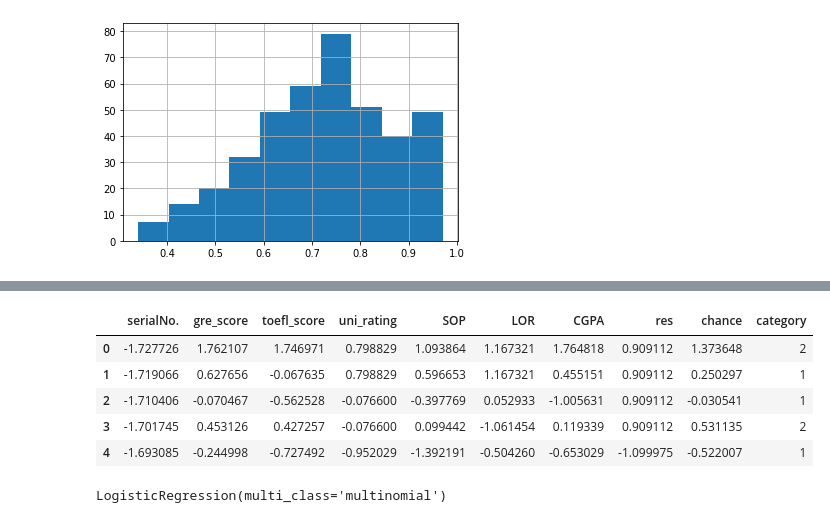
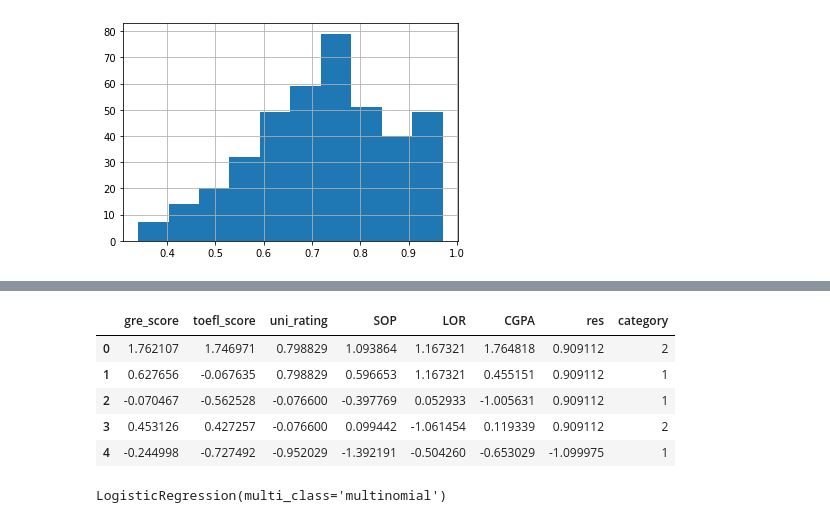
Before and after one commit to chuongnm/Python_lectures_for_data_analysts_designed_by_Chuong_Nguyen, a Jupyter notebook: Lecture_04/Homework/NNL_Hw_softmax_reg_model.ipynb, the cells around one changed output, grey strips where cells are left out. Drawn from its saved outputs; the diff is of its cells as text; code cells hidden in the pictures.

```diff
--- a/Lecture_04/Homework/NNL_Hw_softmax_reg_model.ipynb
+++ b/Lecture_04/Homework/NNL_Hw_softmax_reg_model.ipynb
@@ -81,22 +81,22 @@ admit.head()
 | 4 | 5 | 314 | 103 | 2 | 2.0 | 3.0 | 8.21 | 0 | 0.65 | 1 |
 # %%
 from sklearn.preprocessing import StandardScaler
-X = admit[admit.columns[0:9]].values
+X = admit[admit.columns[1:8]].values
 y = admit['category'].values
 
 scaler = StandardScaler()
 Xstan = scaler.fit_transform(X)
 # %%
-dataStan = pd.DataFrame(data = Xstan, columns = admit.columns[0:9])
+dataStan = pd.DataFrame(data = Xstan, columns = admit.columns[1:8])
 dataStan['category'] = y
 dataStan.head()
 # %% [output]
-|  | serialNo. | gre_score | toefl_score | uni_rating | SOP | LOR | CGPA | res | chance | category |
-| 0 | -1.727726 | 1.762107 | 1.746971 | 0.798829 | 1.093864 | 1.167321 | 1.764818 | 0.909112 | 1.373648 | 2 |
-| 1 | -1.719066 | 0.627656 | -0.067635 | 0.798829 | 0.596653 | 1.167321 | 0.455151 | 0.909112 | 0.250297 | 1 |
-| 2 | -1.710406 | -0.070467 | -0.562528 | -0.076600 | -0.397769 | 0.052933 | -1.005631 | 0.909112 | -0.030541 | 1 |
-| 3 | -1.701745 | 0.453126 | 0.427257 | -0.076600 | 0.099442 | -1.061454 | 0.119339 | 0.909112 | 0.531135 | 2 |
-| 4 | -1.693085 | -0.244998 | -0.727492 | -0.952029 | -1.392191 | -0.504260 | -0.653029 | -1.099975 | -0.522007 | 1 |
+|  | gre_score | toefl_score | uni_rating | SOP | LOR | CGPA | res | category |
+| 0 | 1.762107 | 1.746971 | 0.798829 | 1.093864 | 1.167321 | 1.764818 | 0.909112 | 2 |
+| 1 | 0.627656 | -0.067635 | 0.798829 | 0.596653 | 1.167321 | 0.455151 | 0.909112 | 1 |
+| 2 | -0.070467 | -0.562528 | -0.076600 | -0.397769 | 0.052933 | -1.005631 | 0.909112 | 1 |
+| 3 | 0.453126 | 0.427257 | -0.076600 | 0.099442 | -1.061454 | 0.119339 | 0.909112 | 2 |
+| 4 | -0.244998 | -0.727492 | -0.952029 | -1.392191 | -0.504260 | -0.653029 | -1.099975 | 1 |
 # %%
 from sklearn.linear_model import LogisticRegression
 softReg = LogisticRegression(multi_class = 'multinomial', solver = 'lbfgs')
```
Also changed, not shown: parts of 11 cells of this notebook, 2 other files.
